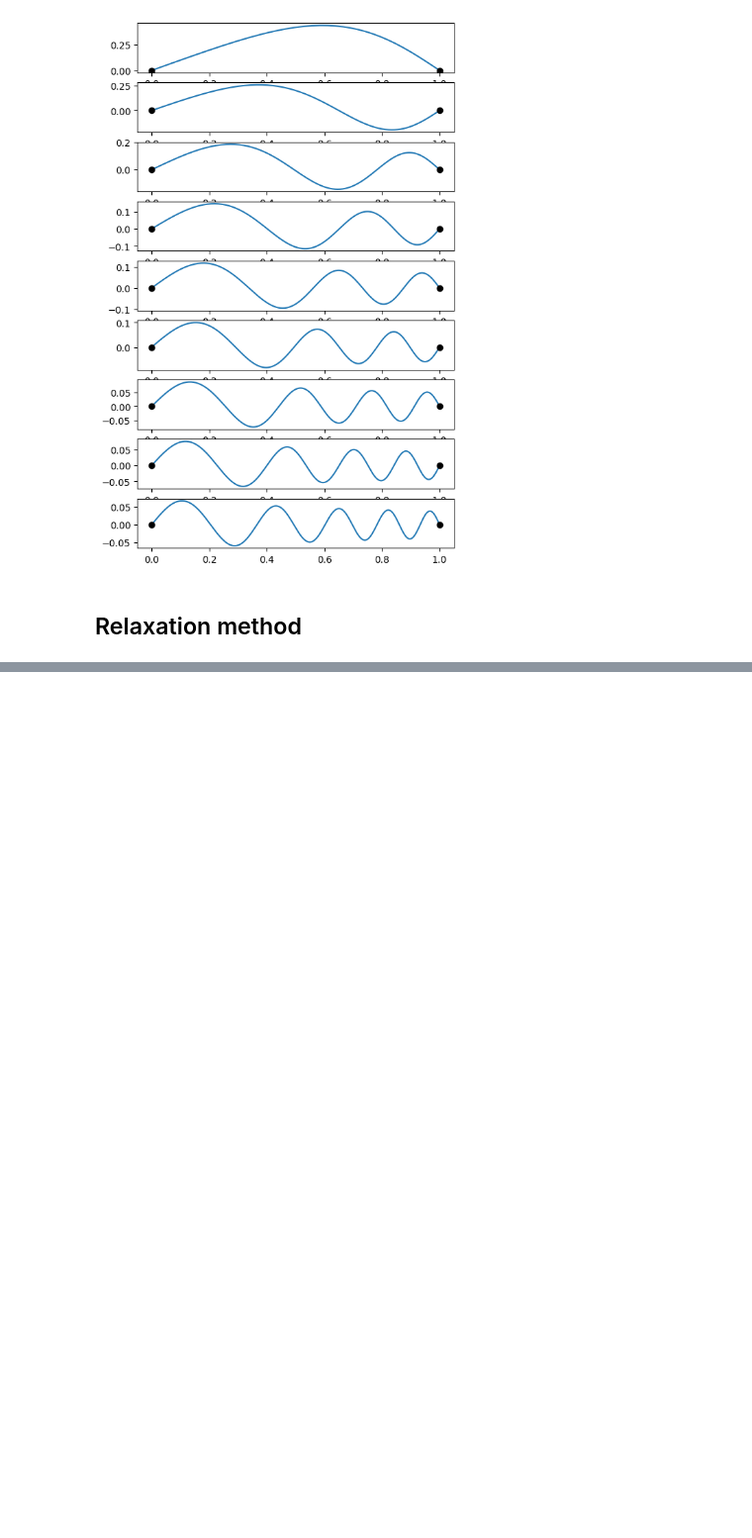
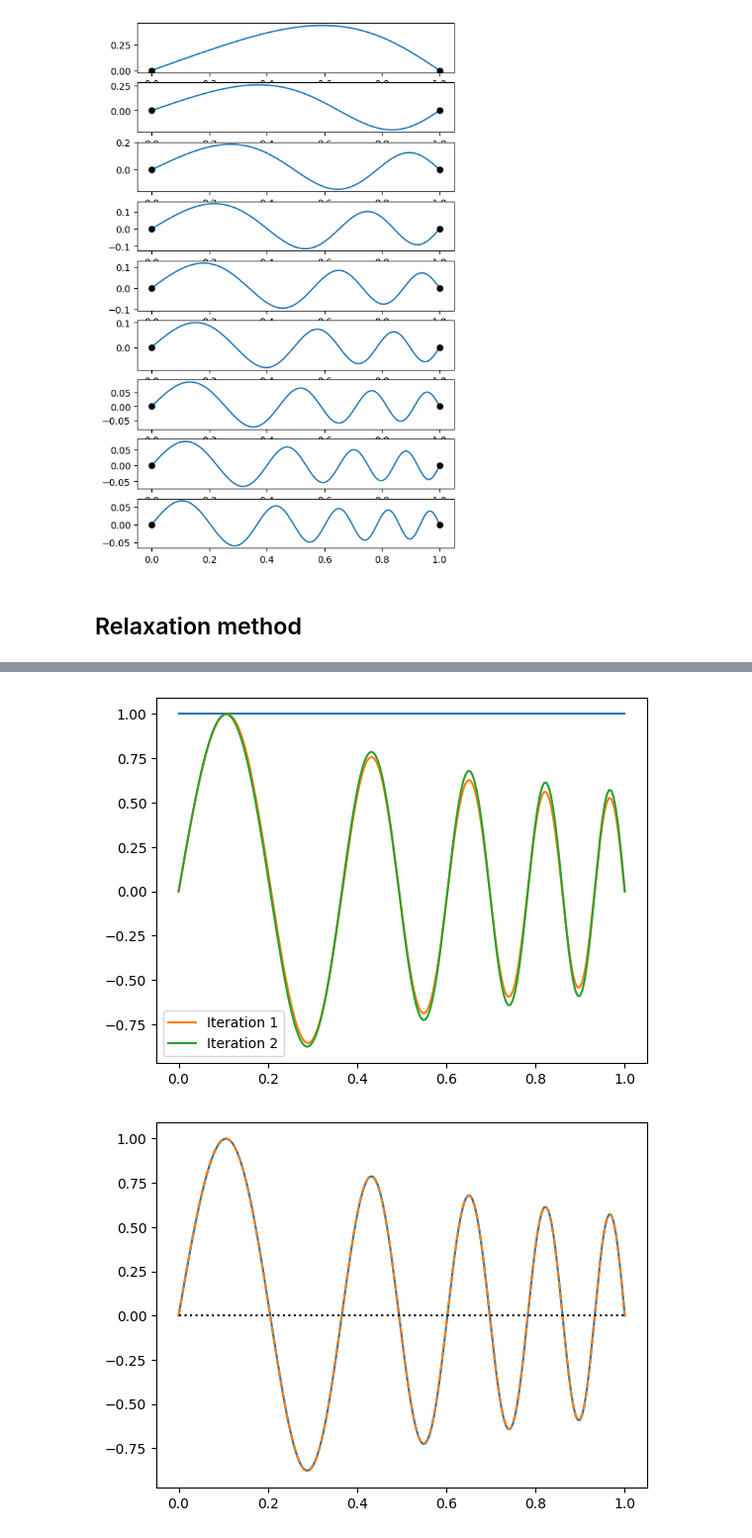
Before and after one commit to andrewcumming/phys512, a Jupyter notebook: bvps.ipynb, the cells around one changed output, grey strips where cells are left out. Shown at 99% size. Cells and saved outputs as stored; diff of their text form; code cells hidden in the pictures; blank space fills up the shorter version.

```diff
--- a/bvps.ipynb
+++ b/bvps.ipynb
@@ -223,0 +251,57 @@ plt.show()
+# %%
+# Calculate the Jacobian in banded form
+def calculate_J_banded(f, x, omega):
+    dx = x[1]-x[0]  # assume constant spacing
+
+    a = np.ones_like(x)
+    a[0] = 0
+    a[1] = 0
+
+    b = - (2 - dx**2 * omega**2 * rho(x))
+    b[0] = 1
+    b[-1] = 1
+
+    c = np.ones_like(x)
+    c[-2] = 0
+    c[-1] = 0
+
+    return np.row_stack((a,b,c))
+# %%
+# Use the frequency from the shooting method:
+omega = om_s
+ngrid = 200
+x = np.linspace(0,1,ngrid)
+
+# Initial guess
+f = np.ones_like(x)
+plt.plot(x, f)
+
+niter = 2
+for m in range(niter):
+
+    G = calculate_G(f, x, omega)
+    J = calculate_J_banded(f, x, omega)
+
+    df = -scipy.linalg.solve_banded((1,1), J, G)
+    f = f + df
+
+    f = f / max(abs(f))
+    if (f[1]-f[0]) < 0.0:
+        f = -f
+
+    plt.plot(x, f, label='Iteration %d' % (m+1,))
+
+plt.legend()
+plt.show()
+
+plt.clf()
+plt.plot(x,f)
+# compare with the analytic solution for constant density:
+#plt.plot(x, np.sin(5 * np.pi * x), ":")
+# compare with the shooting result:
+plt.plot(x_s, f_s * max(abs(f))/max(abs(f_s)), "--")
+plt.plot((0,1),(0,0),"k:")
+plt.show()
+# %% [output]
+[figure, added]
+[figure, added]
```
Also changed, not shown: parts of 4 cells of this notebook, 1 other file.
